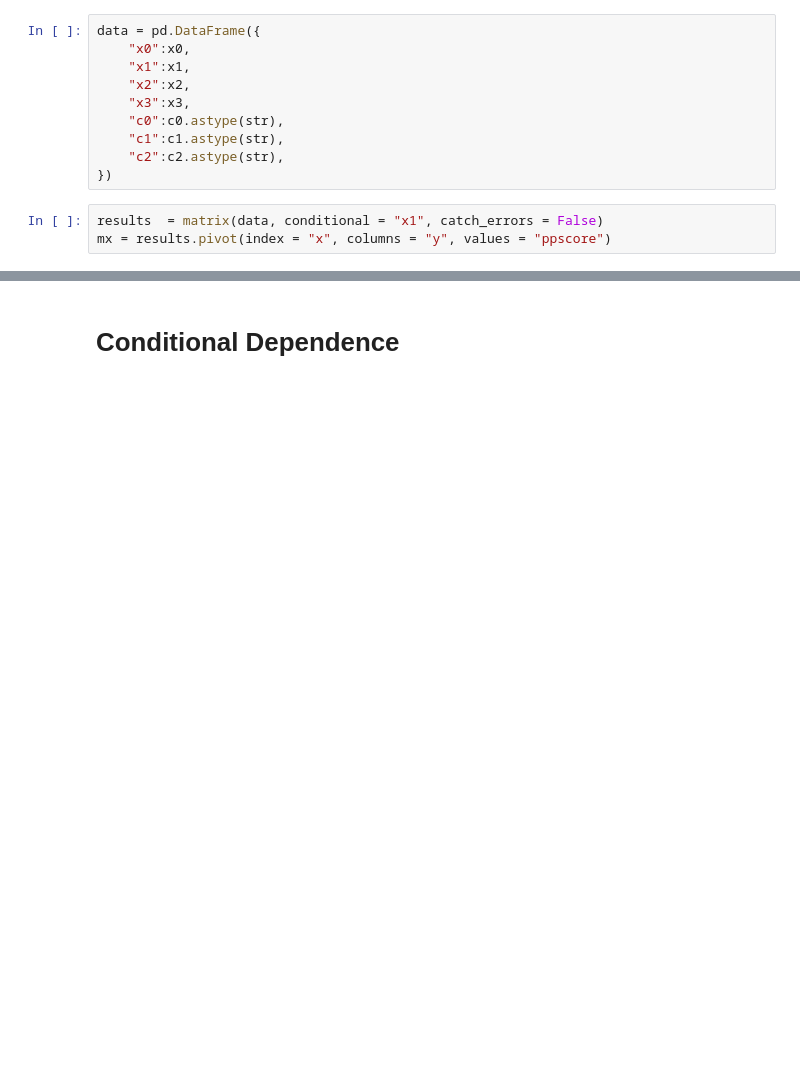
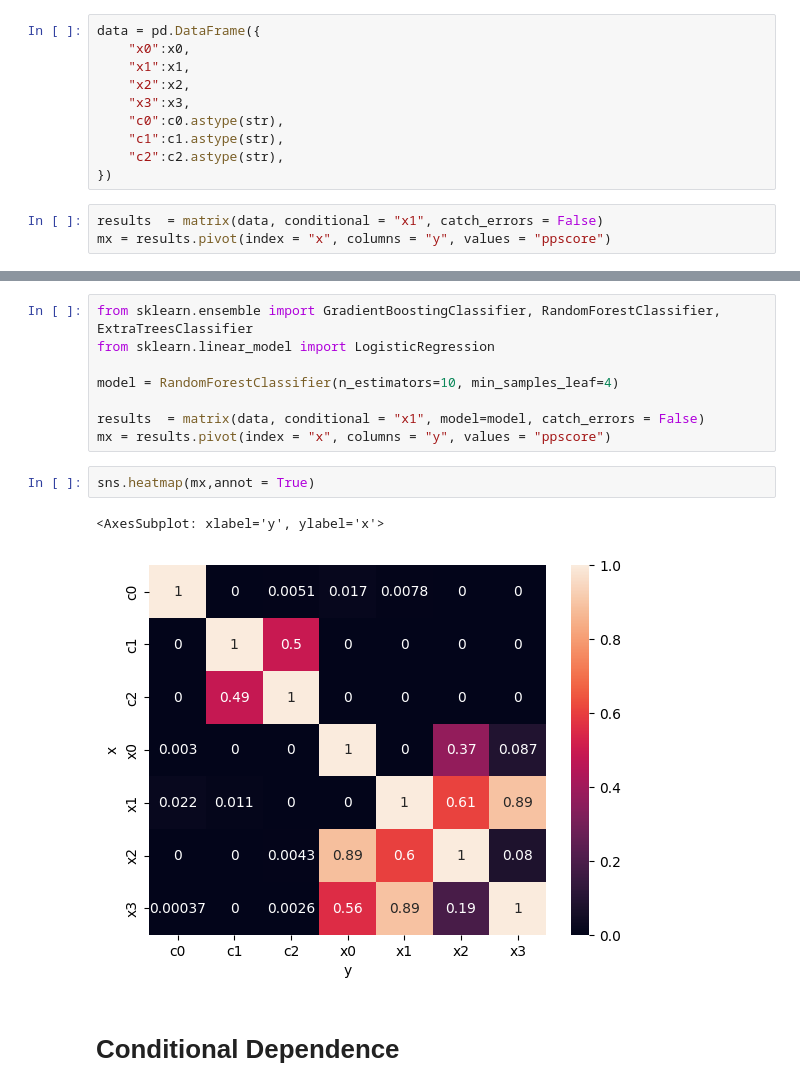
Before and after one commit to AlanGanem/ppscore, a Jupyter notebook: examples/Conditional.ipynb, the cells around one changed output, grey strips where cells are left out. Cells and saved outputs as stored; diff of their text form; blank space fills up the shorter version.

```diff
--- a/examples/Conditional.ipynb
+++ b/examples/Conditional.ipynb
@@ -38,3 +43,16 @@ sns.heatmap(mx,annot = True)
+# %%
+from sklearn.ensemble import GradientBoostingClassifier, RandomForestClassifier, ExtraTreesClassifier
+from sklearn.linear_model import LogisticRegression
+
+model = RandomForestClassifier(n_estimators=10, min_samples_leaf=4)
+
+results  = matrix(data, conditional = "x1", model=model, catch_errors = False)
+mx = results.pivot(index = "x", columns = "y", values = "ppscore")
+# %%
+sns.heatmap(mx,annot = True)
+# %% [output]
+<AxesSubplot: xlabel='y', ylabel='x'>
+[figure, added]
 # %% [markdown]
 # Conditional Dependence
 # %%
```
Also changed, not shown: parts of 10 cells of this notebook, 1 other file.
